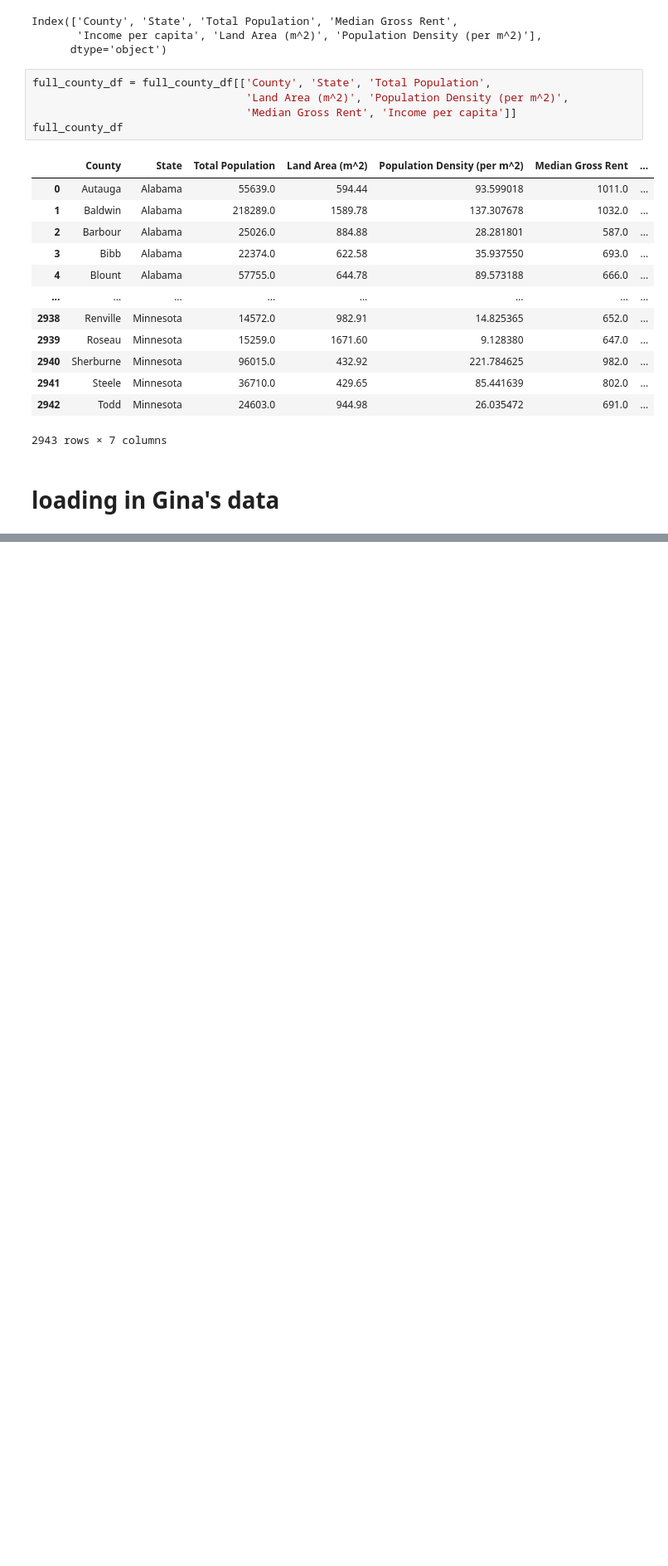
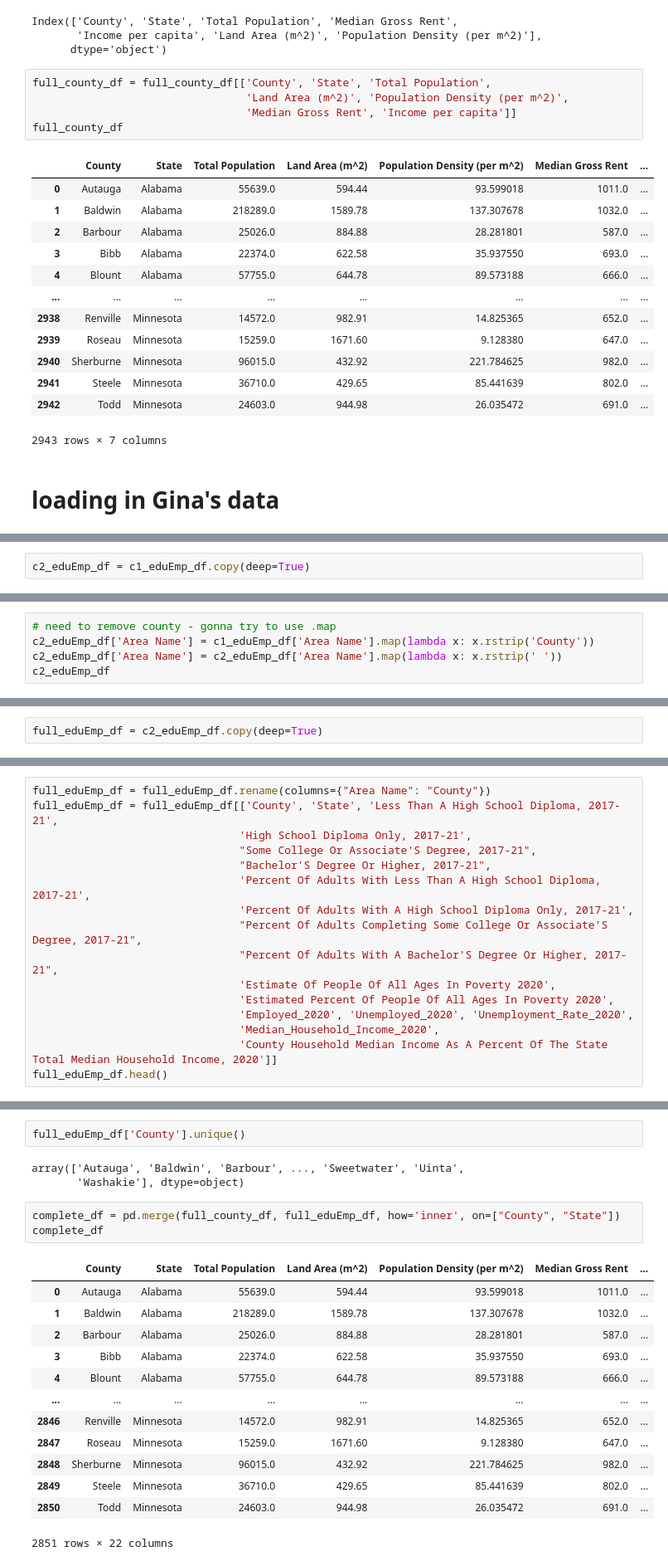
Before and after one commit to Morgen-Henry/Project-1, a Jupyter notebook: dataSourcingCleaning.ipynb, the cells around one changed output, grey strips where cells are left out. Shown at 83% size. Cells and saved outputs as stored; diff of their text form; blank space fills up the shorter version.

Commit message:
finished merge of data. renamed file to reflect purpose of notebook. uploaded data Gina retreived.

```diff
--- a/censusWrapperPractice.ipynb
+++ b/dataSourcingCleaning.ipynb
@@ -630,0 +711,2 @@ county_df2
+# %%
+c2_eduEmp_df = c1_eduEmp_df.copy(deep=True)
@@ -630,0 +733,5 @@ county_df2
+# %%
+# need to remove county - gonna try to use .map
+c2_eduEmp_df['Area Name'] = c1_eduEmp_df['Area Name'].map(lambda x: x.rstrip('County'))
+c2_eduEmp_df['Area Name'] = c2_eduEmp_df['Area Name'].map(lambda x: x.rstrip(' '))
+c2_eduEmp_df
@@ -630,0 +752,2 @@ county_df2
+# %%
+full_eduEmp_df = c2_eduEmp_df.copy(deep=True)
@@ -630,0 +779,16 @@ county_df2
+# %%
+full_eduEmp_df = full_eduEmp_df.rename(columns={"Area Name": "County"})
+full_eduEmp_df = full_eduEmp_df[['County', 'State', 'Less Than A High School Diploma, 2017-21',
+                                'High School Diploma Only, 2017-21',
+                                "Some College Or Associate'S Degree, 2017-21",
+                                "Bachelor'S Degree Or Higher, 2017-21",
+                                'Percent Of Adults With Less Than A High School Diploma, 2017-21',
+                                'Percent Of Adults With A High School Diploma Only, 2017-21',
+                                "Percent Of Adults Completing Some College Or Associate'S Degree, 2017-21",
+                                "Percent Of Adults With A Bachelor'S Degree Or Higher, 2017-21",
+                                'Estimate Of People Of All Ages In Poverty 2020',
+                                'Estimated Percent Of People Of All Ages In Poverty 2020',
+                                'Employed_2020', 'Unemployed_2020', 'Unemployment_Rate_2020',
+                                'Median_Household_Income_2020',
+                                'County Household Median Income As A Percent Of The State Total Median Household Income, 2020']]
+full_eduEmp_df.head()
@@ -630,0 +802,22 @@ county_df2
+# %%
+full_eduEmp_df['County'].unique()
+# %% [output]
+array(['Autauga', 'Baldwin', 'Barbour', ..., 'Sweetwater', 'Uinta',
+       'Washakie'], dtype=object)
+# %%
+complete_df = pd.merge(full_county_df, full_eduEmp_df, how='inner', on=["County", "State"])
+complete_df
+# %% [output]
+|  | County | State | Total Population | Land Area (m^2) | Population Density (per m^2) | Median Gross Rent | ... |
+| 0 | Autauga | Alabama | 55639.0 | 594.44 | 93.599018 | 1011.0 | ... |
+| 1 | Baldwin | Alabama | 218289.0 | 1589.78 | 137.307678 | 1032.0 | ... |
+| 2 | Barbour | Alabama | 25026.0 | 884.88 | 28.281801 | 587.0 | ... |
+| 3 | Bibb | Alabama | 22374.0 | 622.58 | 35.937550 | 693.0 | ... |
+| 4 | Blount | Alabama | 57755.0 | 644.78 | 89.573188 | 666.0 | ... |
+| ... | ... | ... | ... | ... | ... | ... | ... |
+| 2846 | Renville | Minnesota | 14572.0 | 982.91 | 14.825365 | 652.0 | ... |
+| 2847 | Roseau | Minnesota | 15259.0 | 1671.60 | 9.128380 | 647.0 | ... |
+| 2848 | Sherburne | Minnesota | 96015.0 | 432.92 | 221.784625 | 982.0 | ... |
+| 2849 | Steele | Minnesota | 36710.0 | 429.65 | 85.441639 | 802.0 | ... |
+| 2850 | Todd | Minnesota | 24603.0 | 944.98 | 26.035472 | 691.0 | ... |
+2851 rows × 22 columns
```
Also changed, not shown: parts of 13 cells of this notebook, 1 other file.
